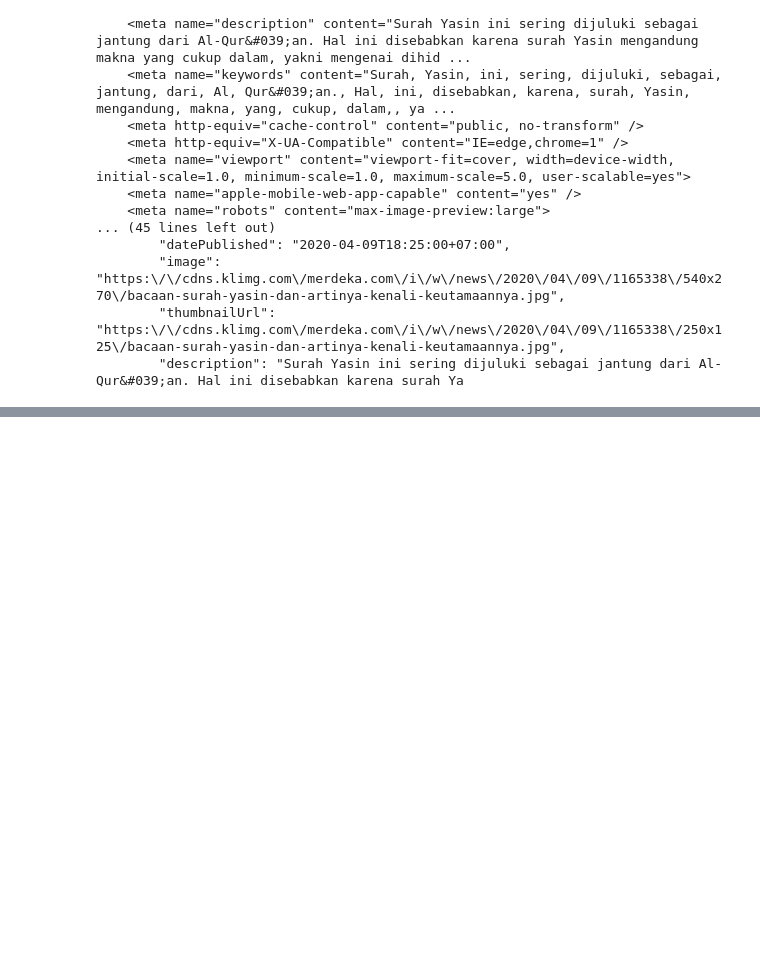
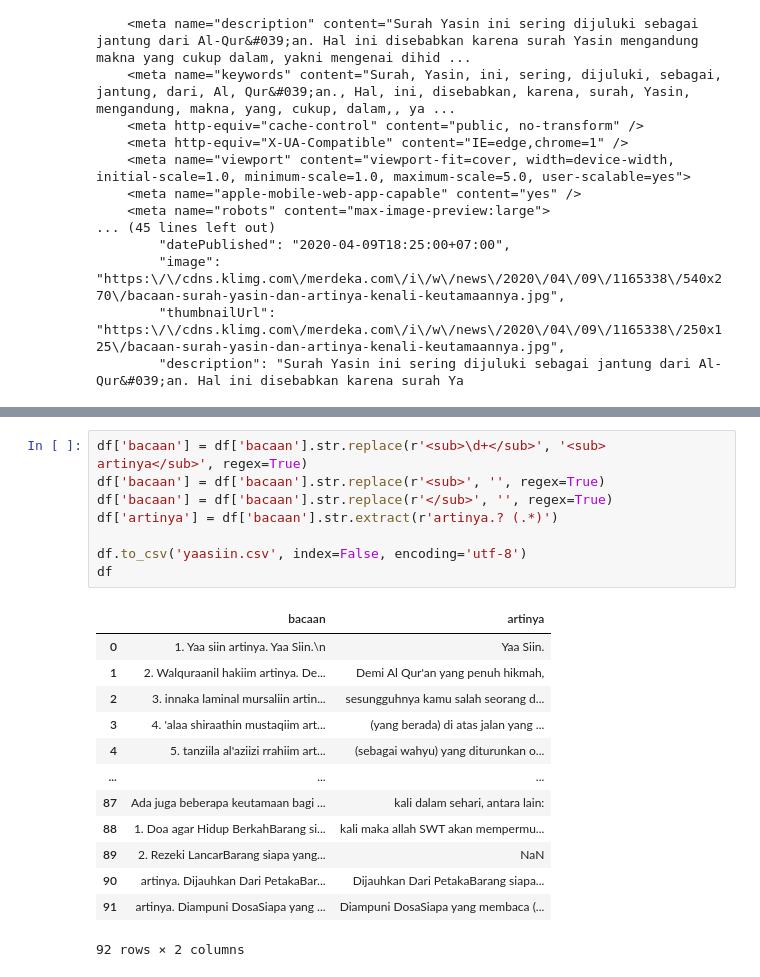
Before and after one commit to Puguh1244/tobehonest, a Jupyter notebook: scrap/scrap.ipynb, the cells around one changed output, grey strips where cells are left out. Saved outputs shown, nothing was run; the diff lists cells and outputs as text; blank space fills up the shorter version.

```diff
--- a/scrap/scrap.ipynb
+++ b/scrap/scrap.ipynb
@@ -108,0 +143,22 @@ total= 2
+# %%
+df['bacaan'] = df['bacaan'].str.replace(r'<sub>\d+</sub>', '<sub> artinya</sub>', regex=True)
+df['bacaan'] = df['bacaan'].str.replace(r'<sub>', '', regex=True)
+df['bacaan'] = df['bacaan'].str.replace(r'</sub>', '', regex=True)
+df['artinya'] = df['bacaan'].str.extract(r'artinya.? (.*)')
+
+df.to_csv('yaasiin.csv', index=False, encoding='utf-8')
+df
+# %% [output]
+|  | bacaan | artinya |
+| 0 | 1. Yaa siin artinya. Yaa Siin.\n | Yaa Siin. |
+| 1 | 2. Walquraanil hakiim artinya. De... | Demi Al Qur'an yang penuh hikmah, |
+| 2 | 3. innaka laminal mursaliin artin... | sesungguhnya kamu salah seorang d... |
+| 3 | 4. 'alaa shiraathin mustaqiim art... | (yang berada) di atas jalan yang ... |
+| 4 | 5. tanziila al'aziizi rrahiim art... | (sebagai wahyu) yang diturunkan o... |
+| ... | ... | ... |
+| 87 | Ada juga beberapa keutamaan bagi ... | kali dalam sehari, antara lain: |
+| 88 | 1. Doa agar Hidup BerkahBarang si... | kali maka allah SWT akan mempermu... |
+| 89 | 2. Rezeki LancarBarang siapa yang... | NaN |
+| 90 | artinya. Dijauhkan Dari PetakaBar... | Dijauhkan Dari PetakaBarang siapa... |
+| 91 | artinya. Diampuni DosaSiapa yang ... | Diampuni DosaSiapa yang membaca (... |
+92 rows × 2 columns
```
Also changed, not shown: parts of 3 cells of this notebook, 1 other file.
